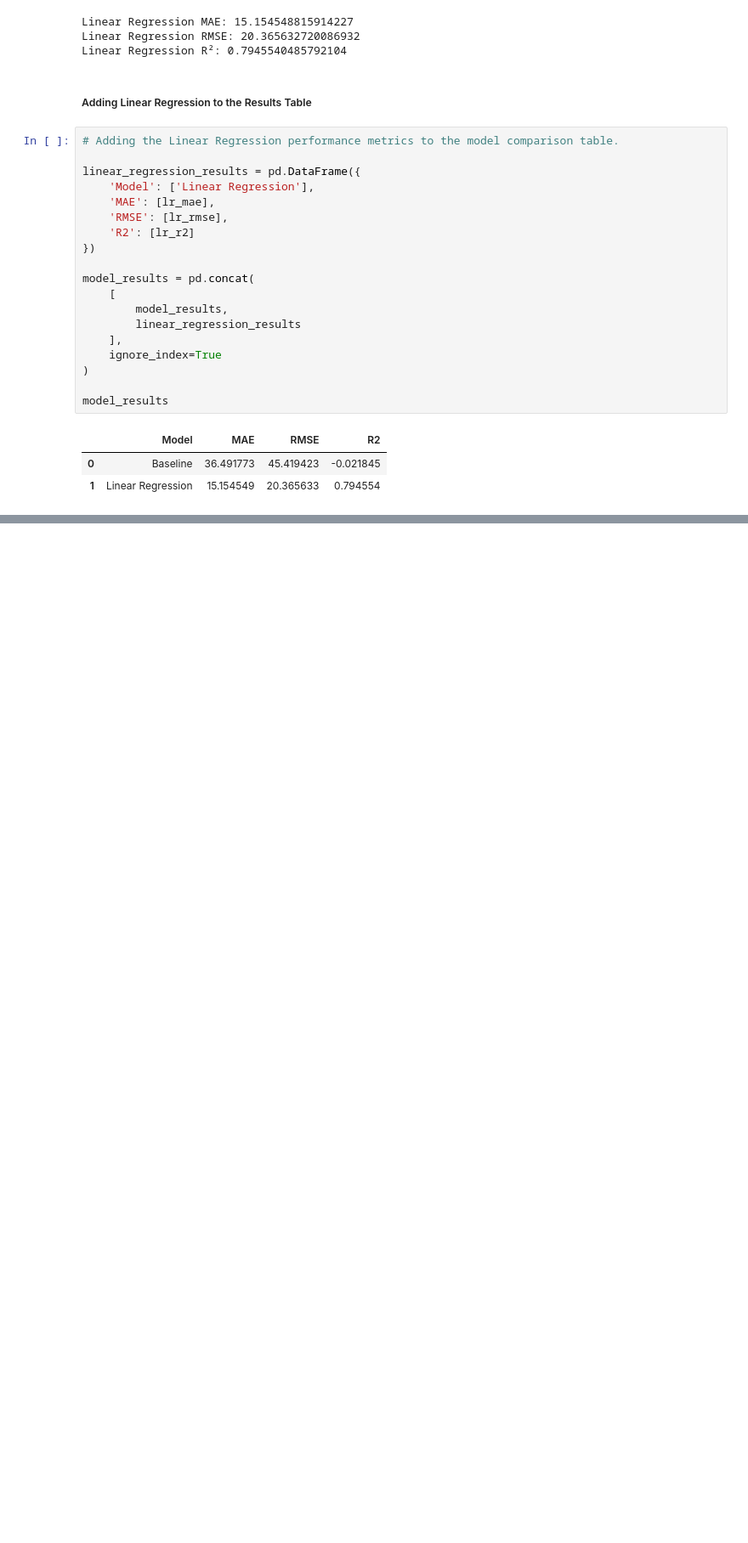
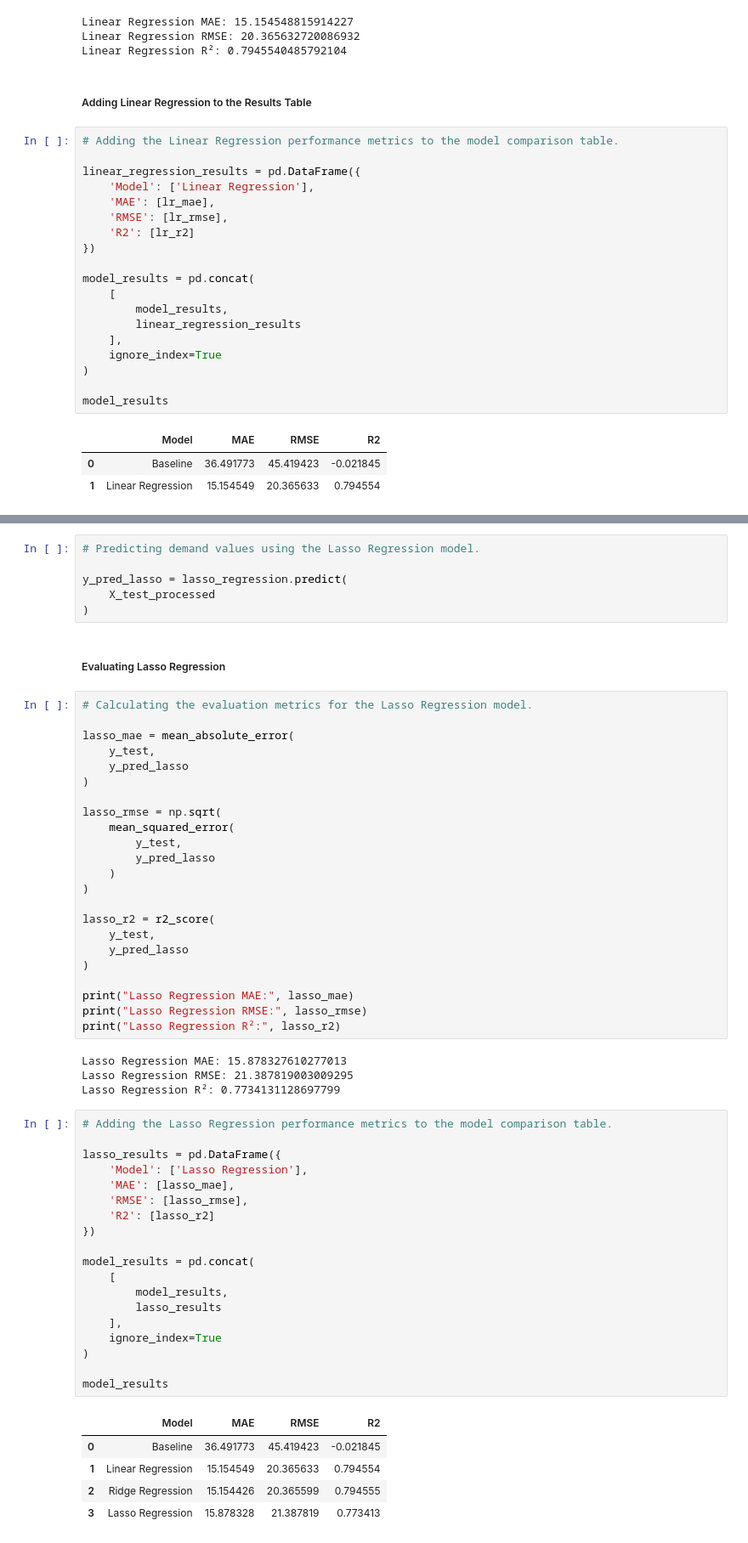
Before and after one commit to TejasMJ/retail-demand-intelligence, a Jupyter notebook: notebooks/05_model_development.ipynb, the cells around one changed output, grey strips where cells are left out. Shown at 85% size. Drawn from its saved outputs; the diff is of its cells as text; blank space fills up the shorter version.

```diff
--- a/notebooks/05_model_development.ipynb
+++ b/notebooks/05_model_development.ipynb
@@ -721,0 +820,60 @@ model_results
+# %%
+# Predicting demand values using the Lasso Regression model.
+
+y_pred_lasso = lasso_regression.predict(
+    X_test_processed
+)
+# %% [markdown]
+##### Evaluating Lasso Regression
+# %%
+# Calculating the evaluation metrics for the Lasso Regression model.
+
+lasso_mae = mean_absolute_error(
+    y_test,
+    y_pred_lasso
+)
+
+lasso_rmse = np.sqrt(
+    mean_squared_error(
+        y_test,
+        y_pred_lasso
+    )
+)
+
+lasso_r2 = r2_score(
+    y_test,
+    y_pred_lasso
+)
+
+print("Lasso Regression MAE:", lasso_mae)
+print("Lasso Regression RMSE:", lasso_rmse)
+print("Lasso Regression R²:", lasso_r2)
+# %% [output]
+Lasso Regression MAE: 15.878327610277013
+Lasso Regression RMSE: 21.387819003009295
+Lasso Regression R²: 0.7734131128697799
+# %%
+# Adding the Lasso Regression performance metrics to the model comparison table.
+
+lasso_results = pd.DataFrame({
+    'Model': ['Lasso Regression'],
+    'MAE': [lasso_mae],
+    'RMSE': [lasso_rmse],
+    'R2': [lasso_r2]
+})
+
+model_results = pd.concat(
+    [
+        model_results,
+        lasso_results
+    ],
+    ignore_index=True
+)
+
+model_results
+# %% [output]
+|  | Model | MAE | RMSE | R2 |
+| 0 | Baseline | 36.491773 | 45.419423 | -0.021845 |
+| 1 | Linear Regression | 15.154549 | 20.365633 | 0.794554 |
+| 2 | Ridge Regression | 15.154426 | 20.365599 | 0.794555 |
+| 3 | Lasso Regression | 15.878328 | 21.387819 | 0.773413 |
```
Also changed, not shown: parts of 31 cells of this notebook.
